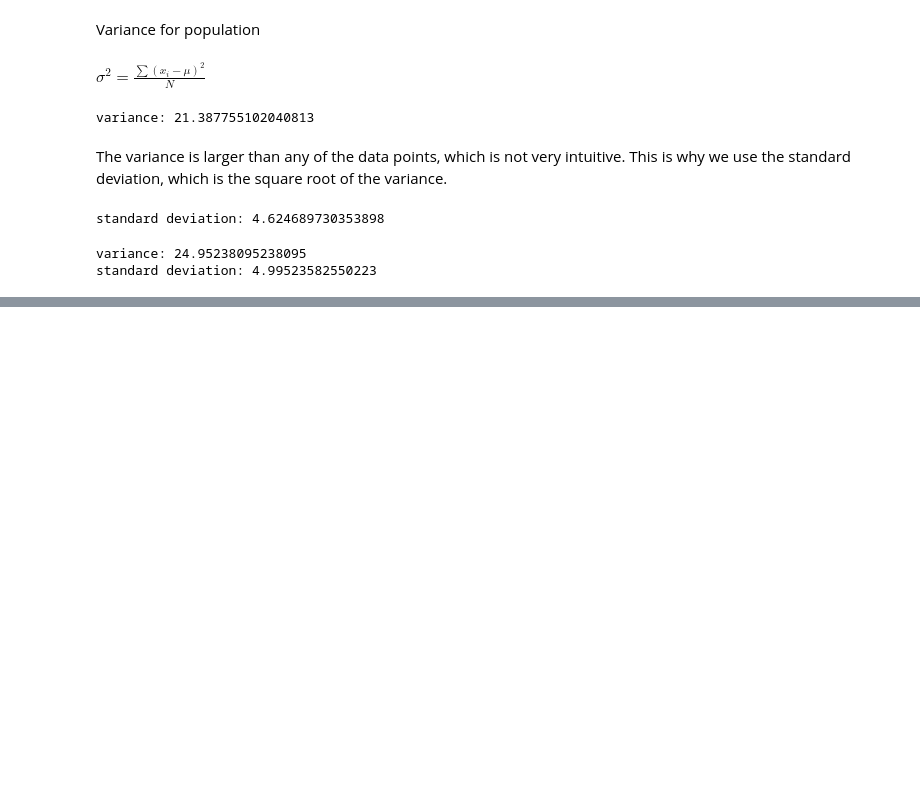
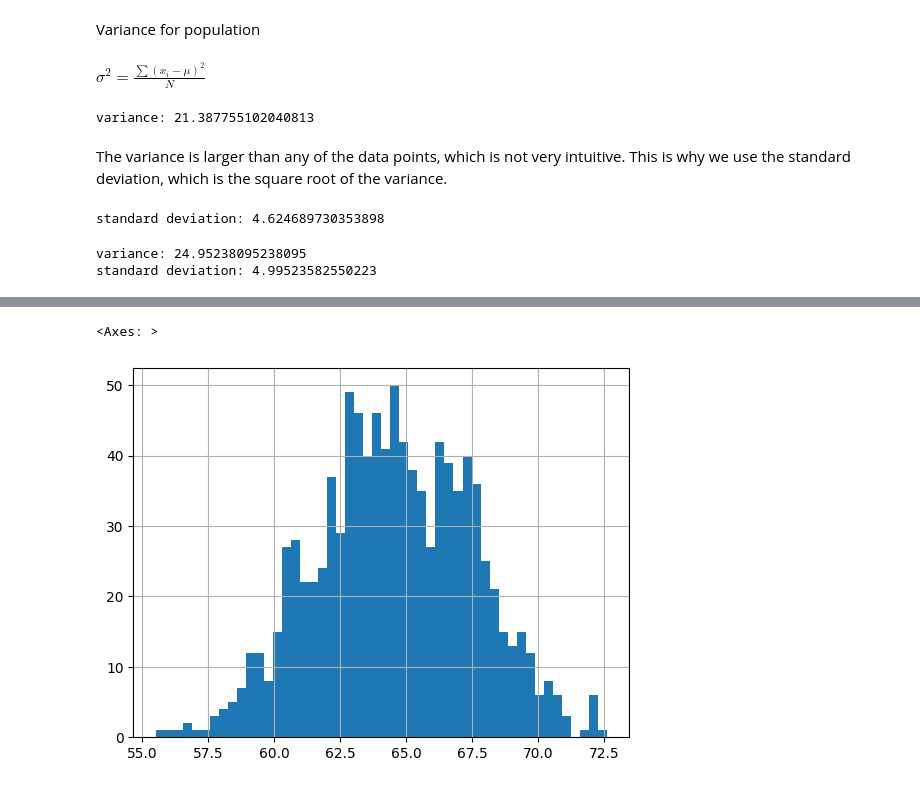
Before and after one commit to DanHerman212/mathematics-for-ds, a Jupyter notebook: mathematics.ipynb, the cells around one changed output, grey strips where cells are left out. Cells and saved outputs as stored; diff of their text form; code cells hidden in the pictures; blank space fills up the shorter version.

Commit message:
updated notebook and images

```diff
--- a/mathematics.ipynb
+++ b/mathematics.ipynb
@@ -801,0 +902,18 @@ Below you can see the difference in formulas for the standard deviation of a pop
+# %%
+#Example 3-13. Generating random numbers from a normal distribution
+
+import random
+from scipy.stats import norm
+from matplotlib import pyplot as plt
+import pandas as pd
+
+# create a series to store r_weight
+r_weight = []
+
+for i in range(0,1000):
+    random_p = random.uniform(0.0, 1.0)
+    random_weight = norm.ppf(random_p,  loc=64.43, scale=2.99)
+
+    # create a series object and store the random weights and plot a histogram
+    print(random_weight)
+    r_weight.append(random_weight)
@@ -801,0 +938,5 @@ Below you can see the difference in formulas for the standard deviation of a pop
+# %%
+pd.Series(r_weight).hist(bins=50)
+# %% [output]
+<Axes: >
+[figure, added]
```
Also changed, not shown: parts of 13 cells of this notebook, 8 other files.
